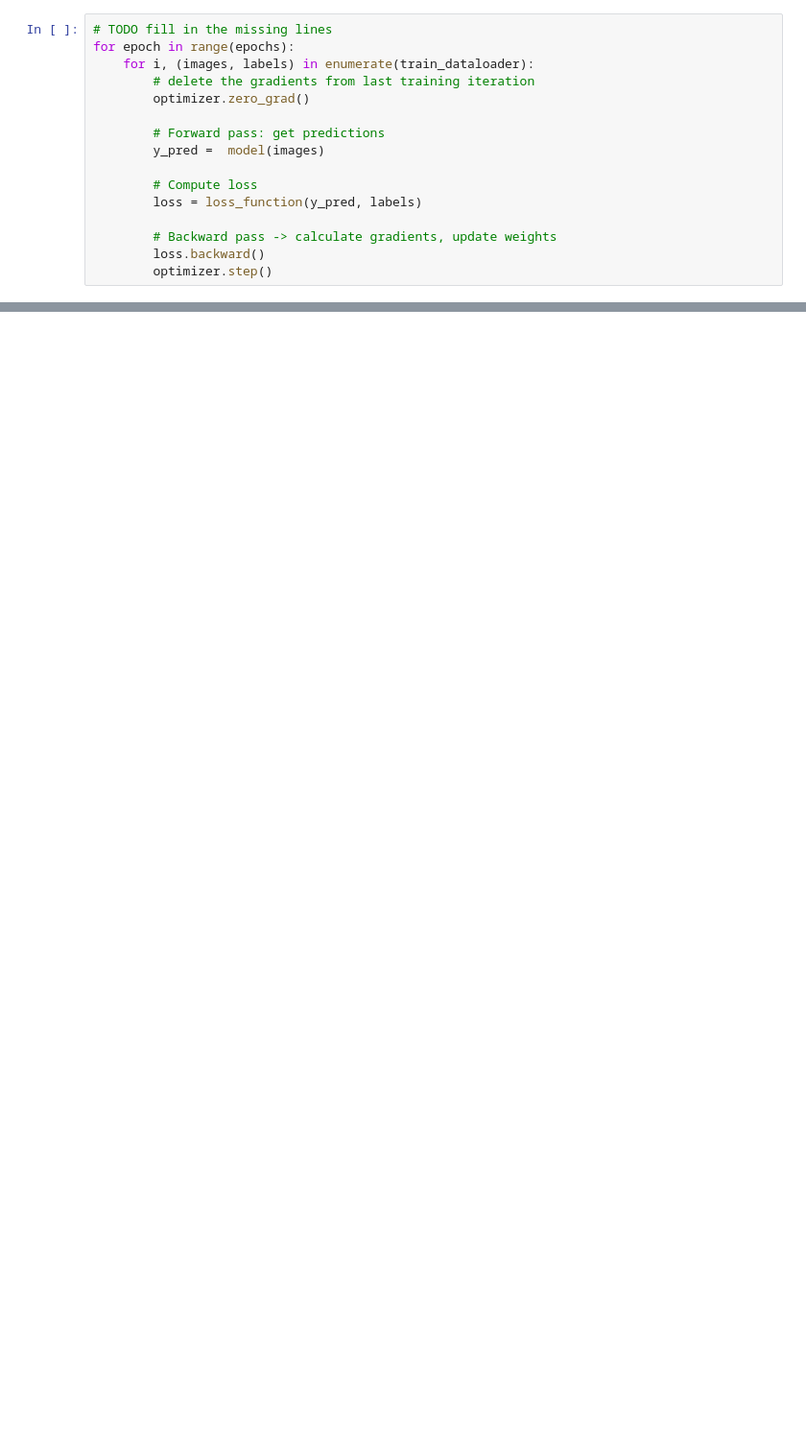
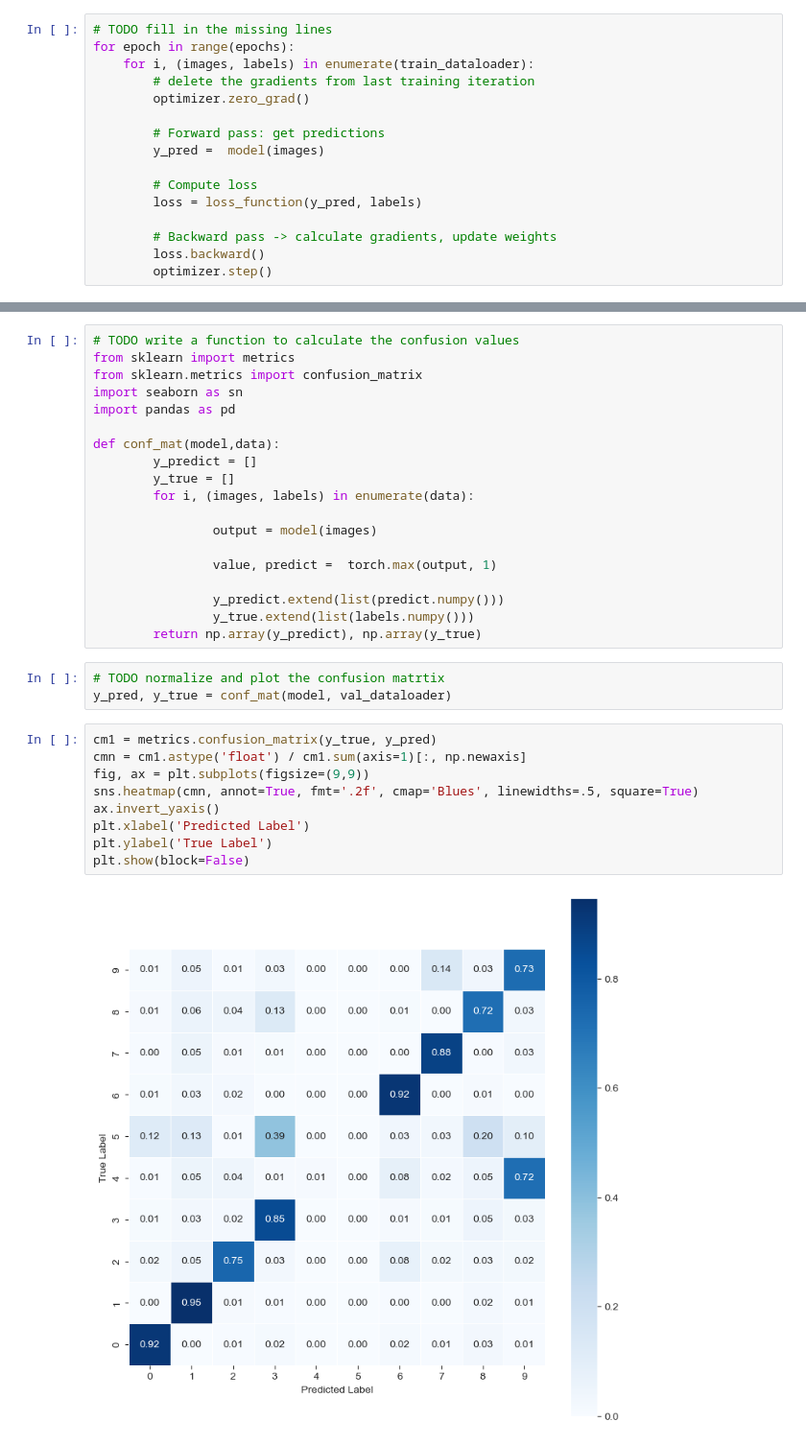
Before and after one commit to Yangshan-Xiang/mytorch, a Jupyter notebook: Logistic.ipynb, the cells around one changed output, grey strips where cells are left out. Shown at 96% size. Saved outputs shown, nothing was run; the diff lists cells and outputs as text; blank space fills up the shorter version.

```diff
--- a/Logistic.ipynb
+++ b/Logistic.ipynb
@@ -204,0 +542,33 @@ given label:  tensor(8)
+# %%
+# TODO write a function to calculate the confusion values
+from sklearn import metrics
+from sklearn.metrics import confusion_matrix
+import seaborn as sn
+import pandas as pd
+
+def conf_mat(model,data):
+        y_predict = []
+        y_true = []
+        for i, (images, labels) in enumerate(data):
+
+                output = model(images)
+
+                value, predict =  torch.max(output, 1)
+
+                y_predict.extend(list(predict.numpy()))
+                y_true.extend(list(labels.numpy()))
+        return np.array(y_predict), np.array(y_true)
+# %%
+# TODO normalize and plot the confusion matrtix
+y_pred, y_true = conf_mat(model, val_dataloader)
+# %%
+cm1 = metrics.confusion_matrix(y_true, y_pred)
+cmn = cm1.astype('float') / cm1.sum(axis=1)[:, np.newaxis]
+fig, ax = plt.subplots(figsize=(9,9))
+sns.heatmap(cmn, annot=True, fmt='.2f', cmap='Blues', linewidths=.5, square=True)
+ax.invert_yaxis()
+plt.xlabel('Predicted Label')
+plt.ylabel('True Label')
+plt.show(block=False)
+# %% [output]
+[figure, added]
```
Also changed, not shown: parts of 58 cells of this notebook, 1 other file.
